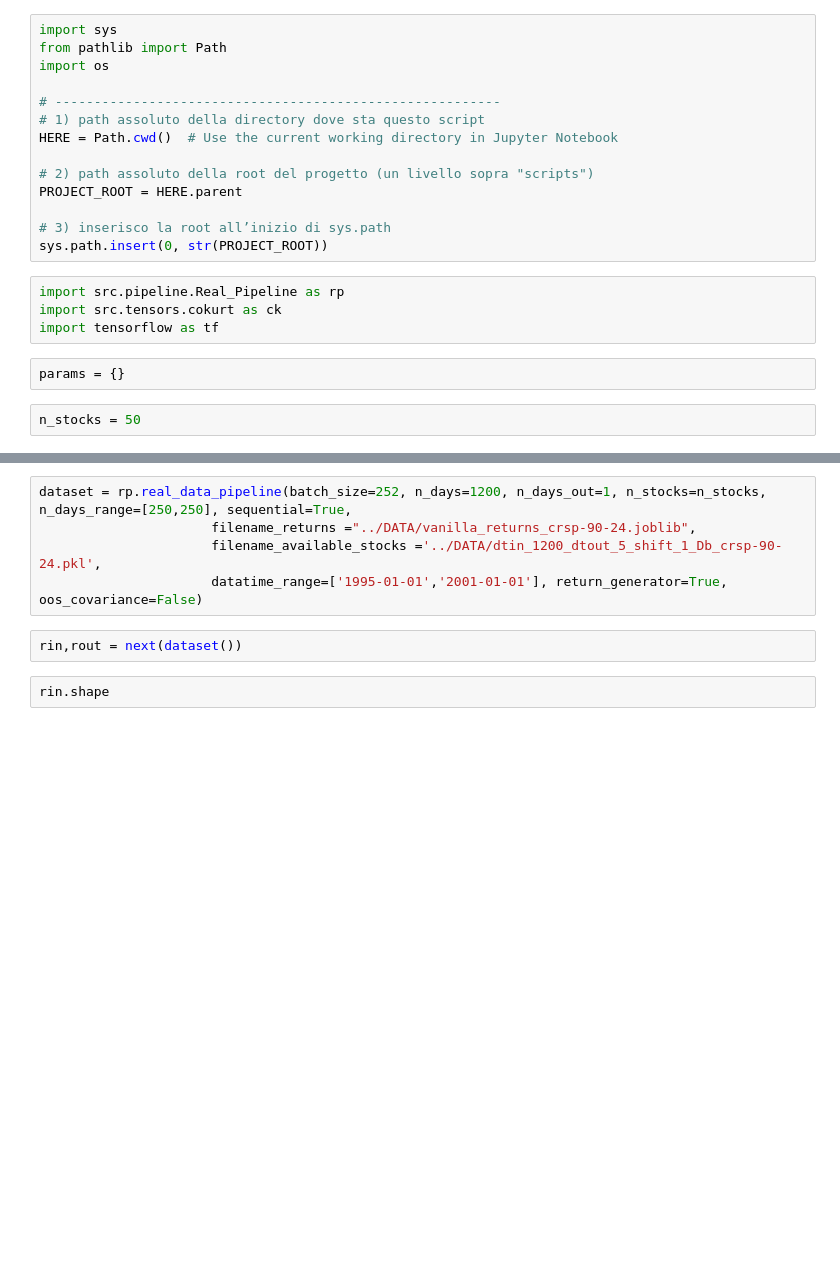
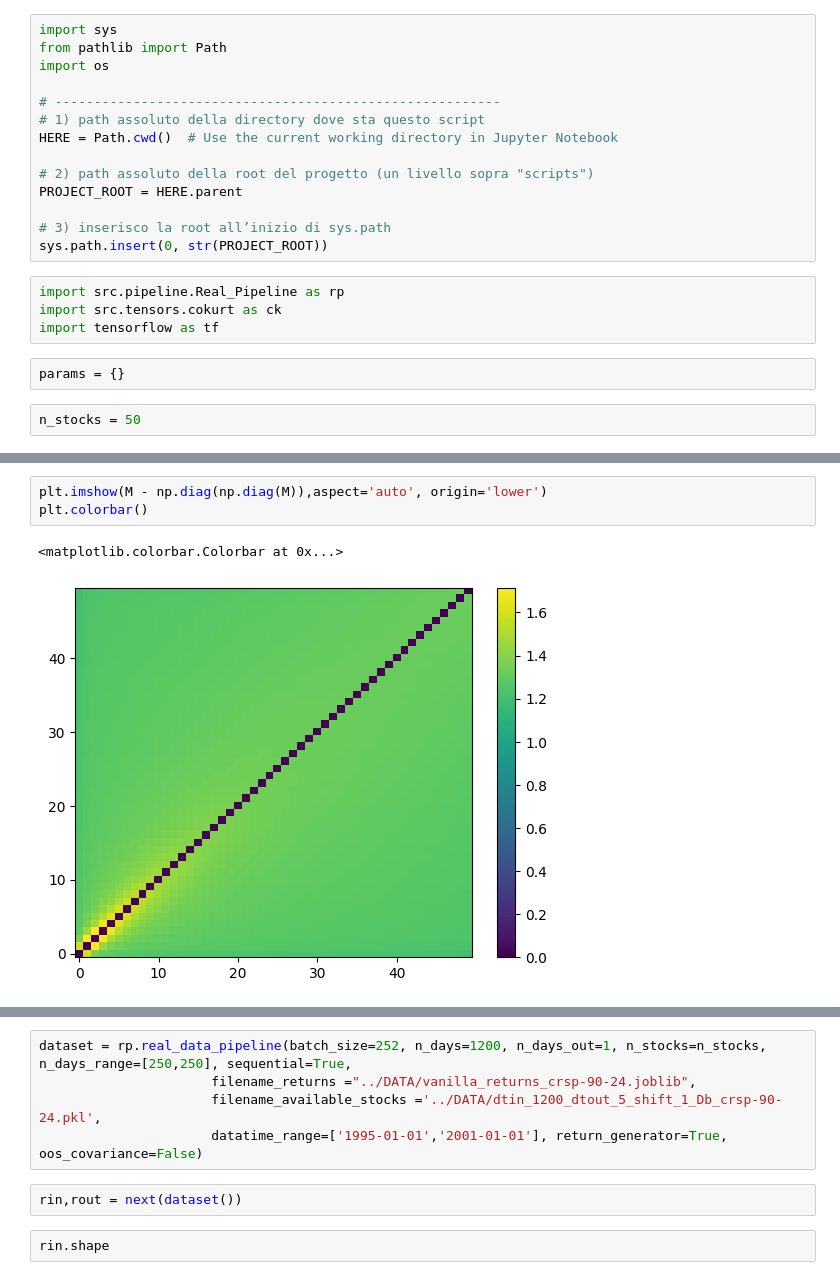
Before and after one commit to bongiornoc/HOAO, a Jupyter notebook: notebooks/TEST.ipynb, the cells around one changed output, grey strips where cells are left out. Drawn from its saved outputs; the diff is of its cells as text; blank space fills up the shorter version.

```diff
--- a/notebooks/TEST.ipynb
+++ b/notebooks/TEST.ipynb
@@ -71,0 +96,6 @@ KeyboardInterrupt:
+# %%
+plt.imshow(M - np.diag(np.diag(M)),aspect='auto', origin='lower')
+plt.colorbar()
+# %% [output]
+<matplotlib.colorbar.Colorbar at 0x...>
+[figure, added]
```
Also changed, not shown: parts of 13 cells of this notebook, 2 other files.
